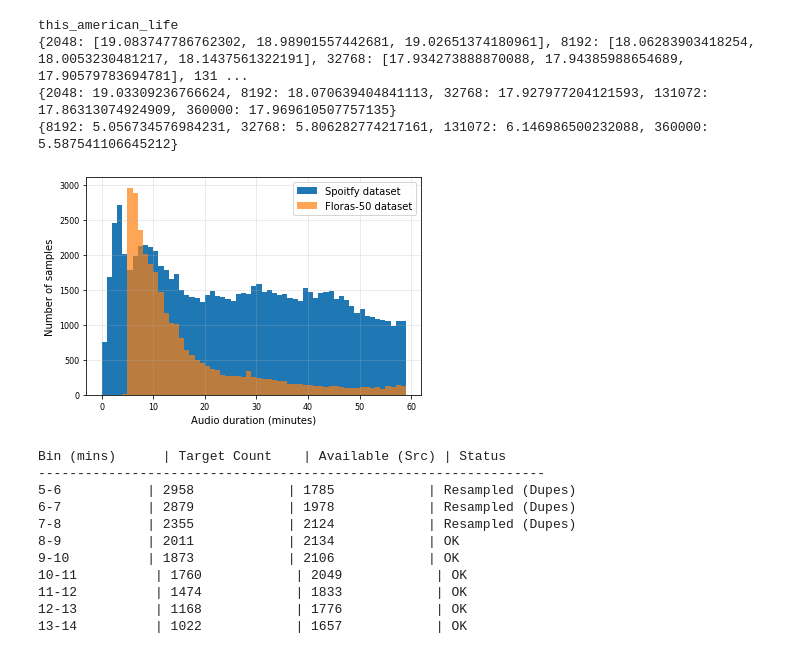
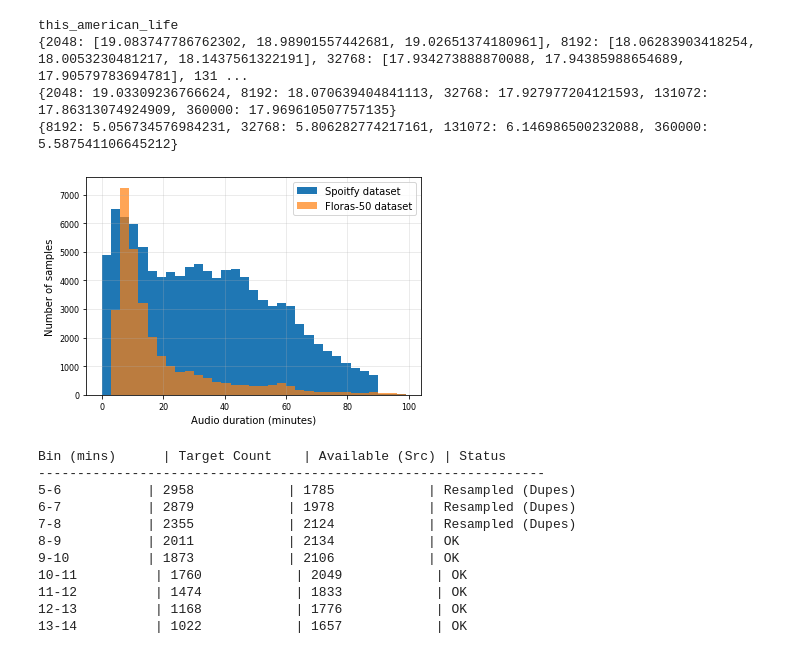
Before and after one commit to robflynnyh/long-context-asr, a Jupyter notebook: eval/results/eval.ipynb, the cells around one changed output. Cells and saved outputs as stored; diff of their text form; code cells hidden in the pictures.

```diff
--- a/eval/results/eval.ipynb
+++ b/eval/results/eval.ipynb
@@ -367,7 +367,7 @@ def get_windowed_data(csv, dataset='earnings22_full', split=None, subsampling=8)
 
     return data_dict
 
-csv1 = pd.read_csv('./thesis/spotify_matched_floras.csv')
+csv1 = pd.read_csv('./thesis/spotify_long_only.csv')
 # csv2 = pd.read_csv('./thesis/floras50_final_lcontextFTcsv')
 
 
@@ -490,22 +490,22 @@ this_american_life
 # %%
 with open("../../../align_floras50/tmp/mapping.json", 'r') as f:
     mapping = json.load(f)
 
 with open("../../lcasr/artifacts/audio_txt_pairs.json", 'r') as f:
     mapping_spotify = json.load(f)
 
 ax = plt.gca()
 ax.grid(True, alpha=0.3)
-plt.hist([mapping_spotify[el]["duration"]/60 for el in list(mapping_spotify.keys())], bins=list(range(0,60,1)), label='Spoitfy dataset')
-plt.hist([mapping[el]["duration"]/60 for el in list(mapping.keys())], bins=list(range(0,60,1)), label='Floras-50 dataset', alpha=0.7)
+plt.hist([mapping_spotify[el]["duration"]/60 for el in list(mapping_spotify.keys())], bins=list(range(0,100,3)), label='Spoitfy dataset')
+plt.hist([mapping[el]["duration"]/60 for el in list(mapping.keys())], bins=list(range(0,100,3)), label='Floras-50 dataset', alpha=0.7)
 plt.legend()
 plt.xlabel('Audio duration (minutes)')
 plt.ylabel('Number of samples')
 # add gridlines
 
 plt.savefig('./floras50_vs_spotify_durations.pdf', bbox_inches='tight')
 # %% [output]
-[figure, old version]
+[figure, new version]
 # %%
 import json
 import numpy as np
```
Also changed, not shown: parts of 6 cells of this notebook, 10 other files.
